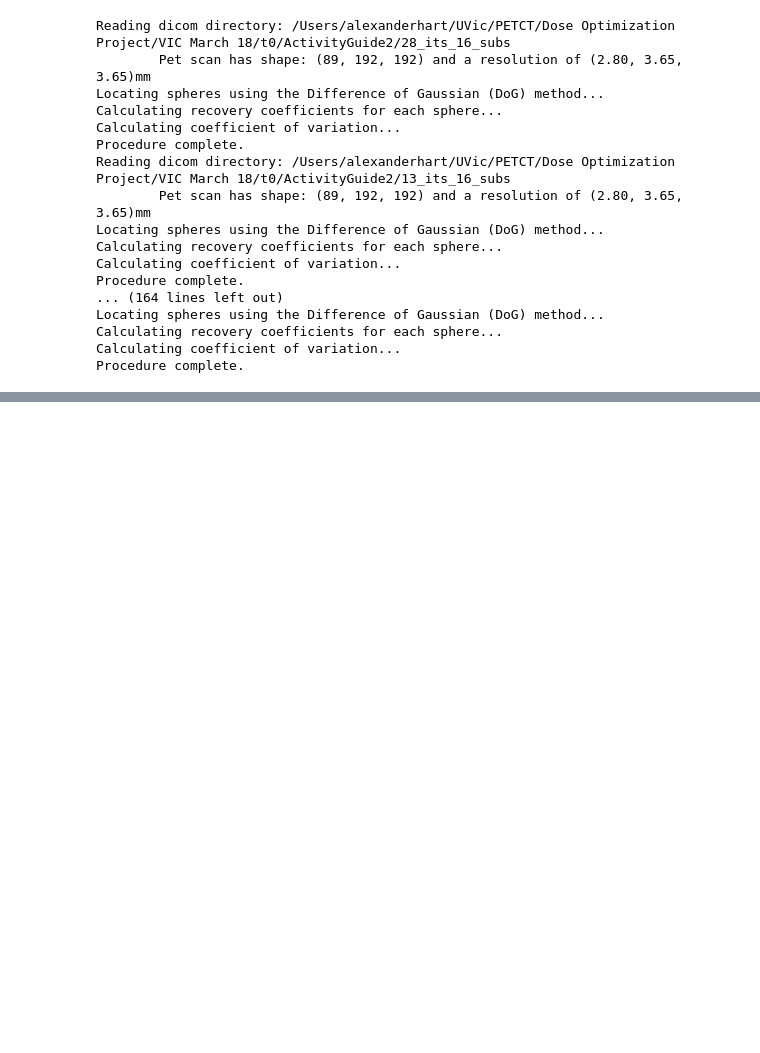
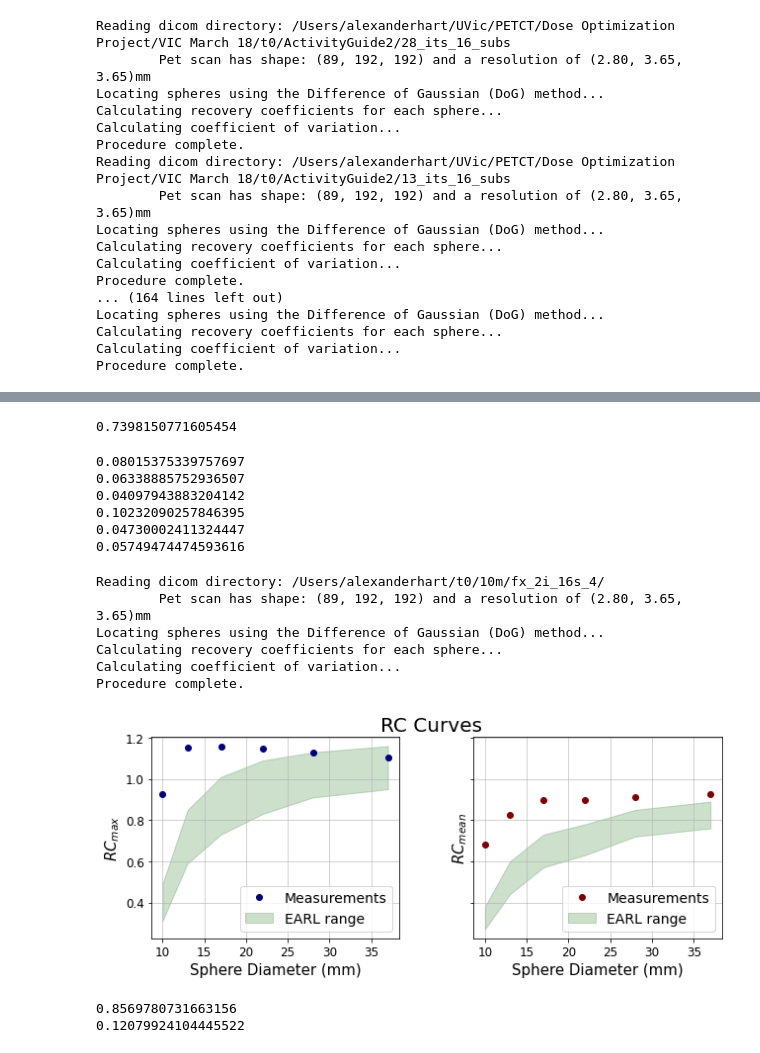
Before and after one commit to devhliu/earl_nema, a Jupyter notebook: analysis.ipynb, the cells around one changed output, grey strips where cells are left out. Cells and saved outputs as stored; diff of their text form; code cells hidden in the pictures; blank space fills up the shorter version.

```diff
--- a/analysis.ipynb
+++ b/analysis.ipynb
@@ -102,0 +225,35 @@ SyntaxError: cannot assign to operator (<ipython-input-50-8e46a0f84fd0>, line 1)
+# %%
+hd_2i_34s.spheres['RC_mean'][0]
+# %% [output]
+0.7398150771605454
+# %%
+print(fx_3i_16s.COV)
+print(fx_3i_16s_4.COV)
+print(fx_3i_16s_6p4.COV)
+print(fx_2i_34s.COV)
+print(fx_2i_34s_6p4.COV)
+print(QFX350.COV)
+# %% [output]
+0.08015375339757697
+0.06338885752936507
+0.04097943883204142
+0.10232090257846395
+0.04730002411324447
+0.05749474474593616
+# %%
+new_sphere_true = 15.9
+bkg_true = 2.11
+a = NemaRC('/Users/alexanderhart/t0/10m/fx_2i_16s_4/',new_sphere_true,bkg_true,0)
+a.plot_RCs()
+print(a.MCR_mean)
+print(a.mean_curv)
+# %% [output]
+Reading dicom directory: /Users/alexanderhart/t0/10m/fx_2i_16s_4/
+        Pet scan has shape: (89, 192, 192) and a resolution of (2.80, 3.65, 3.65)mm
+Locating spheres using the Difference of Gaussian (DoG) method...
+Calculating recovery coefficients for each sphere...
+Calculating coefficient of variation...
+Procedure complete.
+[figure, added]
+0.8569780731663156
+0.12079924104445522
```
Also changed, not shown: parts of 36 cells of this notebook, 2 other files.
